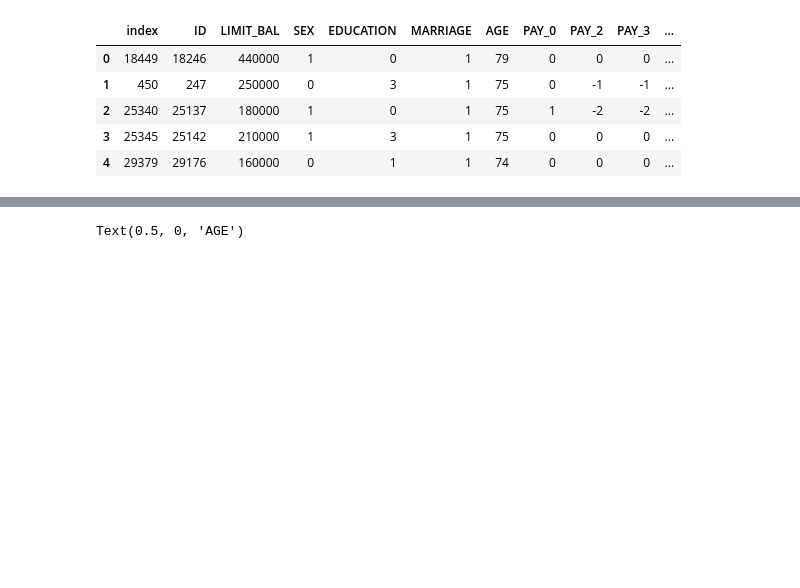
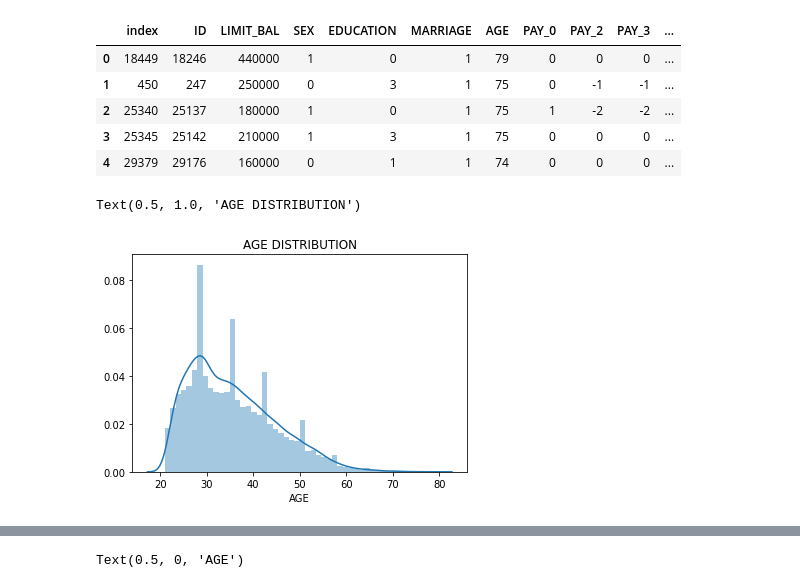
Before and after one commit to MarkMburu/default-credit-card, a Jupyter notebook: DecisionTree.ipynb, the cells around one changed output, grey strips where cells are left out. Saved outputs shown, nothing was run; the diff lists cells and outputs as text; code cells hidden in the pictures; blank space fills up the shorter version.

```diff
--- a/DecisionTree.ipynb
+++ b/DecisionTree.ipynb
@@ -79,3 +81,10 @@ data.head()
 | 2 | 25340 | 25137 | 180000 | 1 | 0 | 1 | 75 | 1 | -2 | -2 | ... |
 | 3 | 25345 | 25142 | 210000 | 1 | 3 | 1 | 75 | 0 | 0 | 0 | ... |
 | 4 | 29379 | 29176 | 160000 | 0 | 1 | 1 | 74 | 0 | 0 | 0 | ... |
+# %%
+# Distribution of age, with an overlay of a density plot
+age_dist = sns.distplot(data["AGE"])
+age_dist.set_title("AGE DISTRIBUTION")
+# %% [output]
+Text(0.5, 1.0, 'AGE DISTRIBUTION')
+[figure, added]
```
Also changed, not shown: parts of 12 cells of this notebook.
